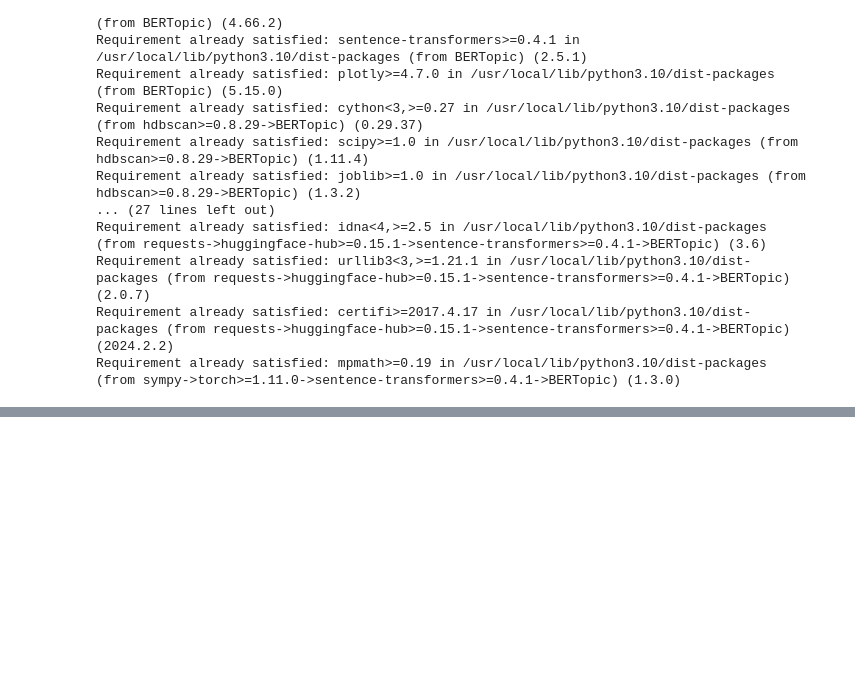
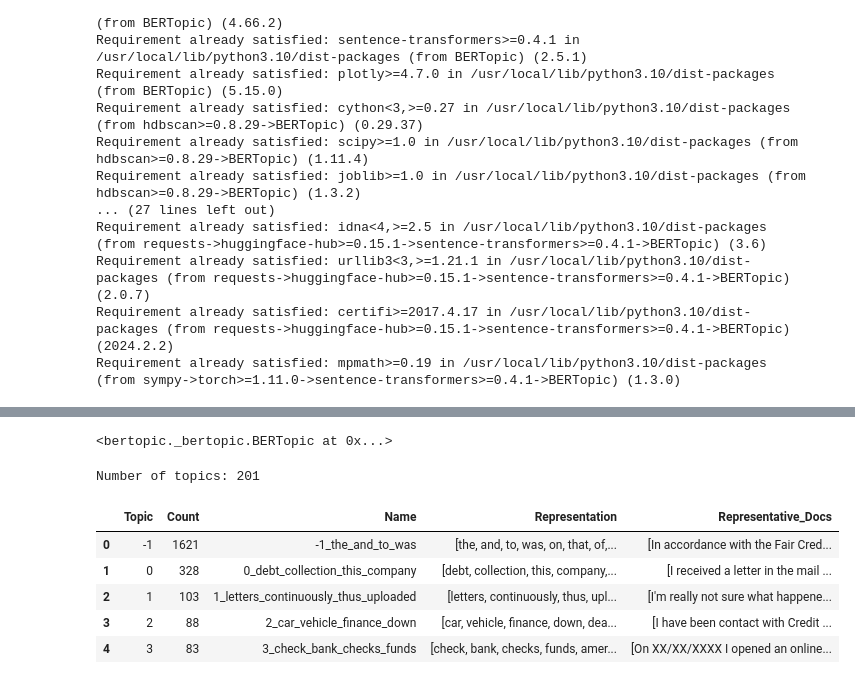
Before and after one commit to tara3165/NLP-, a Jupyter notebook: ComplaintAnalysis.ipynb, the cells around one changed output, grey strips where cells are left out. Saved outputs shown, nothing was run; the diff lists cells and outputs as text; code cells hidden in the pictures; blank space fills up the shorter version.

```diff
--- a/ComplaintAnalysis.ipynb
+++ b/ComplaintAnalysis.ipynb
@@ -72,8 +72,8 @@ Requirement already satisfied: mpmath>=0.19 in /usr/local/lib/python3.10/dist-pa
 # %%
 from bertopic import BERTopic
 data=df_complaints[df_complaints['Year']==2023]
-#data=data[data['Month'].isin([1])]
-#data=data[data['Day'].isin([1,2,3,4,5,6])]
+data=data[data['Month'].isin([1])]
+data=data[data['Day'].isin([1,2,3,4,5,6])]
 topic_model = BERTopic(verbose=True)
 topics, probs = topic_model.fit_transform(data[Description_to_process])
 # %% [output]
@@ -432,0 +443,19 @@ topic_model.visualize_topics_over_time(topics_over_time)
+# %%
+# Load the serialized model
+my_best_model = BERTopic.load("../drive/MyDrive/Colab Notebooks/Complaint/my_best_model")
+
+my_best_model
+# %% [output]
+<bertopic._bertopic.BERTopic at 0x...>
+# %%
+freq = topic_model.get_topic_info()
+print("Number of topics: {}".format( len(freq)))
+freq.head()
+# %% [output]
+Number of topics: 201
+|  | Topic | Count | Name | Representation | Representative_Docs |
+| 0 | -1 | 1621 | -1_the_and_to_was | [the, and, to, was, on, that, of,... | [In accordance with the Fair Cred... |
+| 1 | 0 | 328 | 0_debt_collection_this_company | [debt, collection, this, company,... | [I received a letter in the mail ... |
+| 2 | 1 | 103 | 1_letters_continuously_thus_uploaded | [letters, continuously, thus, upl... | [I'm really not sure what happene... |
+| 3 | 2 | 88 | 2_car_vehicle_finance_down | [car, vehicle, finance, down, dea... | [I have been contact with Credit ... |
+| 4 | 3 | 83 | 3_check_bank_checks_funds | [check, bank, checks, funds, amer... | [On XX/XX/XXXX I opened an online... |
```
Also changed, not shown: parts of 7 cells of this notebook.
